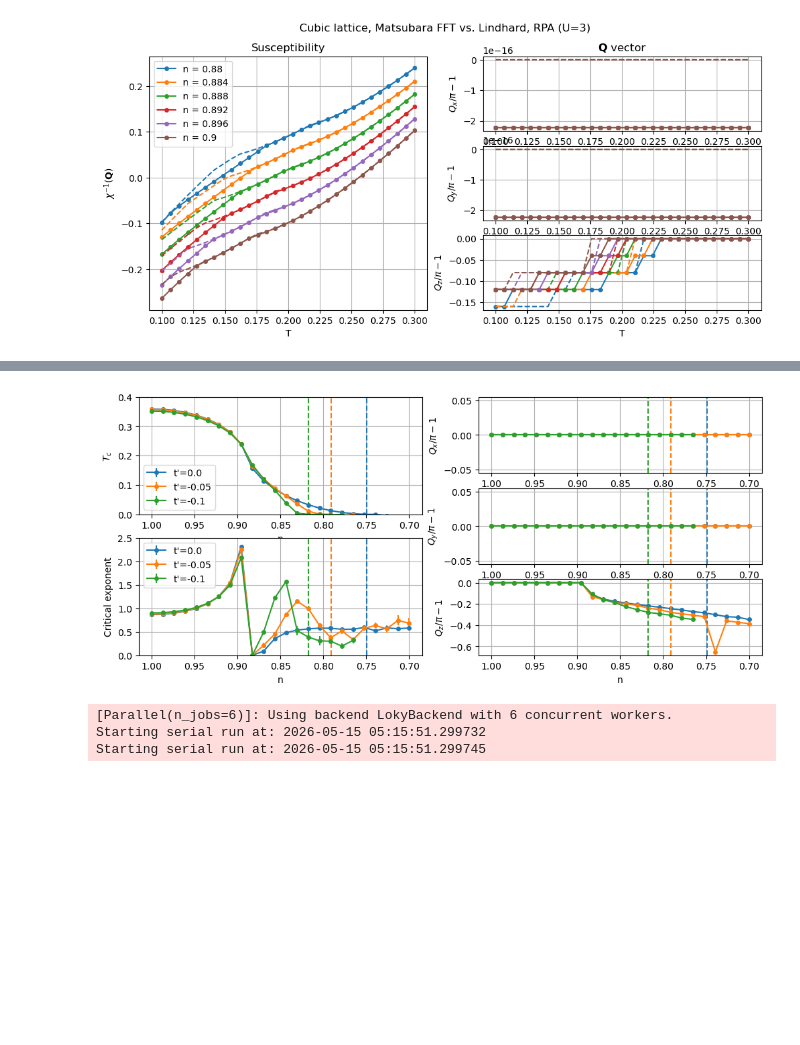
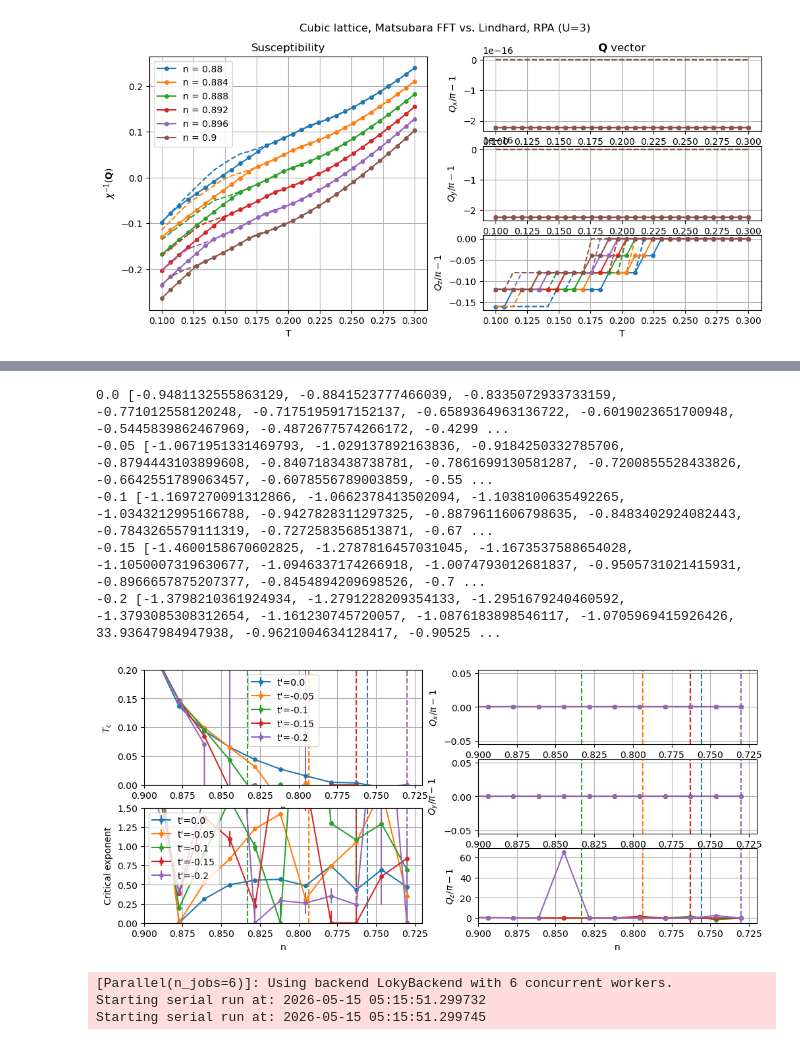
Before and after one commit to cctort/quantum_criticality, a Jupyter notebook: chi_rpa.ipynb, the cells around one changed output, grey strips where cells are left out. Drawn from its saved outputs; the diff is of its cells as text; code cells hidden in the pictures; blank space fills up the shorter version.

```diff
--- a/chi_rpa.ipynb
+++ b/chi_rpa.ipynb
@@ -642,7 +667,7 @@ U = 3
 n_list = np.linspace(0.73, 0.91, 12)
 T_list = np.linspace(0., 0.04, 15)
 
-nk = 200
+nk = 100
 niw = 128
 tp_list = [0., 0.05, 0.1, 0.15, 0.2]
 for i, tp in enumerate(tp_list):
@@ -661,7 +686,7 @@ for i, tp in enumerate(tp_list):
 
     #sweep_dict = [{'par_dict': par_dict, 'nk': nk, 'fit': True, 'tp': tp, 'niw': niw, 'niw_extr': True, 'refine': False} for #par_dict in par_list]
     sweep_dict = [{'par_dict': par_dict, 'nk': nk, 'fit': True, 'tp': tp,
-                   'method': 'lindhard', 'refine': False, 'q_path': ([1,1,0], [1,1,1])} for par_dict in par_list]
+                   'method': 'lindhard', 'refine': True, 'q_path': ([1,1,0], [1,1,1])} for par_dict in par_list]
     results = sweep_parallel(sweep_chirpa, sweep_dict, n_jobs=6, save_file=file)
 
     #Tc = np.array([res['Xc'] for res in results])
@@ -734,11 +813,11 @@ plt.show()
 # %%
 U = 3
-n_list = np.linspace(0.7, 1., 24)
-T_list = np.linspace(0., 0.05, 15)
+n_list = np.linspace(0.73, 0.91, 12)
+T_list = np.linspace(0., 0.04, 15)
 
-nk = 150
+nk = 50
 niw = 128
-tp_list = [-0.05, -0.1]
+tp_list = [-0.05, -0.1, -0.15, -0.2]
 for i, tp in enumerate(tp_list):
 
     file = f'{save_dir}/nTdiag_U3tp{tp:.2f}'
@@ -751,13 +830,15 @@ for i, tp in enumerate(tp_list):
 
     par_list = []
     for i, n in enumerate(n_list):
-        par_list.append({'U': U, 'n': n, 'T': T_list + max(Tc[i], 0.005)})
+        par_list.append({'U': U, 'n': n, 'T': T_list + max(Tc[i], 0.01)})
 
-    sweep_dict = [{'par_dict': par_dict, 'nk': nk, 'fit': True, 'tp': tp, 'method': 'matsubara_fft', 'niw': niw, 'niw_extr': True} for par_dict in par_list]
+    #sweep_dict = [{'par_dict': par_dict, 'nk': nk, 'fit': True, 'tp': tp, 'niw': niw, 'niw_extr': True, 'refine': False} for #par_dict in par_list]
+    sweep_dict = [{'par_dict': par_dict, 'nk': nk, 'fit': True, 'tp': tp,
+                   'method': 'lindhard', 'refine': True, 'q_path': ([1,1,0], [1,1,1])} for par_dict in par_list]
     results = sweep_parallel(sweep_chirpa, sweep_dict, n_jobs=6, save_file=file)
 
-    Tc = np.array([res['Xc'] for res in results])
-    i_crit = np.argwhere(Tc > 0)[0,0]
-    n_list = n_list[max(i_crit-2,0):]
+    #Tc = np.array([res['Xc'] for res in results])
+    #i_crit = np.argwhere(Tc > 0)[0,0]
+    #n_list = n_list[max(i_crit-2,0):]
 # %% [output]
 [Parallel(n_jobs=6)]: Using backend LokyBackend with 6 concurrent workers.
@@ -798,44 +880,53 @@ ax = [fig.add_subplot(2,2,1),
 for a in ax:
     a.grid()
     a.set_xlabel('n')
+    a.set_xlim(0.72, 0.9)
+    a.invert_xaxis()
 
-ax[0].set_ylim(0., 0.4)
-ax[1].set_ylim(0., 2.5)
+ax[0].set_ylim(0., 0.2)
+ax[1].set_ylim(0., 1.5)
 
 ax[0].set_ylabel('$T_c$')
 ax[1].set_ylabel('Critical exponent')
 ax[2].set_ylabel(r'$Q_x/\pi-1$')
 ax[3].set_ylabel(r'$Q_y/\pi-1$')
 ax[4].set_ylabel(r'$Q_z/\pi-1$')
 
-tp_list = [0., -0.05, -0.1]
+tp_list = [0., -0.05, -0.1, -0.15, -0.2]
 for i, tp in enumerate(tp_list):
 
     results = HDFread_list(f'{save_dir}/nTdiag_U3tp{tp:.2f}',
-                 ['Xc', 'Xc_err', 'gamma', 'gamma_err', 'Qc'])
+                 ['Xc', 'Xc_err', 'gamma', 'gamma_err', 'Qc', 'mu_c'])
 
     n_list = [par_list[0]['n'] for par_list in results['par_list']]
-    Qi = [[Q[i]-1 for Q in results['Qc']] for i in range(3)]
+    Qj = [[Q[j]-1 for Q in results['Qc']] for j in range(3)]
 
     line = ax[0].errorbar(n_list, results['Xc'], results['Xc_err'], fmt='o-', label=f"t'={tp}", markersize=4)
     ax[1].errorbar(n_list, results['gamma'], results['gamma_err'], fmt='o-', label=f"t'={tp}", markersize=4)
-    for i, a in enumerate(ax[2:]):
-        a.plot(n_list, Qi[i], 'o-', markersize=4)
+    for j, a in enumerate(ax[2:]):
+        a.plot(n_list, Qj[j], 'o-', markersize=4)
 
     color = line[0].get_color()
 
     n_crit = np.interp(0., results['Xc'], n_list)
+    n_crit2 = np.interp(-tp, results['mu_c'], n_list)
+    print(tp, results['mu_c'])
     for a in ax:
         a.axvline(n_crit, linestyle='--', color=color)
-        a.invert_xaxis()
+        a.axvline(n_crit2, linestyle='-.', color=color)
 
     ax[0].legend()
     ax[1].legend()
 
 plt.savefig(f'{save_dir}/negtp.png', dpi=100)
 plt.show()
 # %% [output]
+0.0 [-0.9481132555863129, -0.8841523777466039, -0.8335072933733159, -0.771012558120248, -0.7175195917152137, -0.6589364963136722, -0.6019023651700948, -0.5445839862467969, -0.4872677574266172, -0.4299 ...
+-0.05 [-1.0671951331469793, -1.029137892163836, -0.9184250332785706, -0.8794443103899608, -0.8407183438738781, -0.7861699130581287, -0.7200855528433826, -0.6642551789063457, -0.6078556789003859, -0.55 ...
+-0.1 [-1.1697270091312866, -1.0662378413502094, -1.1038100635492265, -1.0343212995166788, -0.9427828311297325, -0.8879611606798635, -0.8483402924082443, -0.7843265579111319, -0.7272583568513871, -0.67 ...
+-0.15 [-1.4600158670602825, -1.2787816457031045, -1.1673537588654028, -1.1050007319630677, -1.0946337174266918, -1.0074793012681837, -0.9505731021415931, -0.8966657875207377, -0.8454894209698526, -0.7 ...
+-0.2 [-1.3798210361924934, -1.2791228209354133, -1.2951679240460592, -1.3793085308312654, -1.161230745720057, -1.0876183898546117, -1.0705969415926426, 33.93647984947938, -0.9621004634128417, -0.90525 ...
-[figure, old version]
+[figure, new version]
 # %%
 save_dir = f'data/{dim}d/rpa_ba'
 # %%
```
Also changed, not shown: parts of 17 cells of this notebook, 4 other files.
